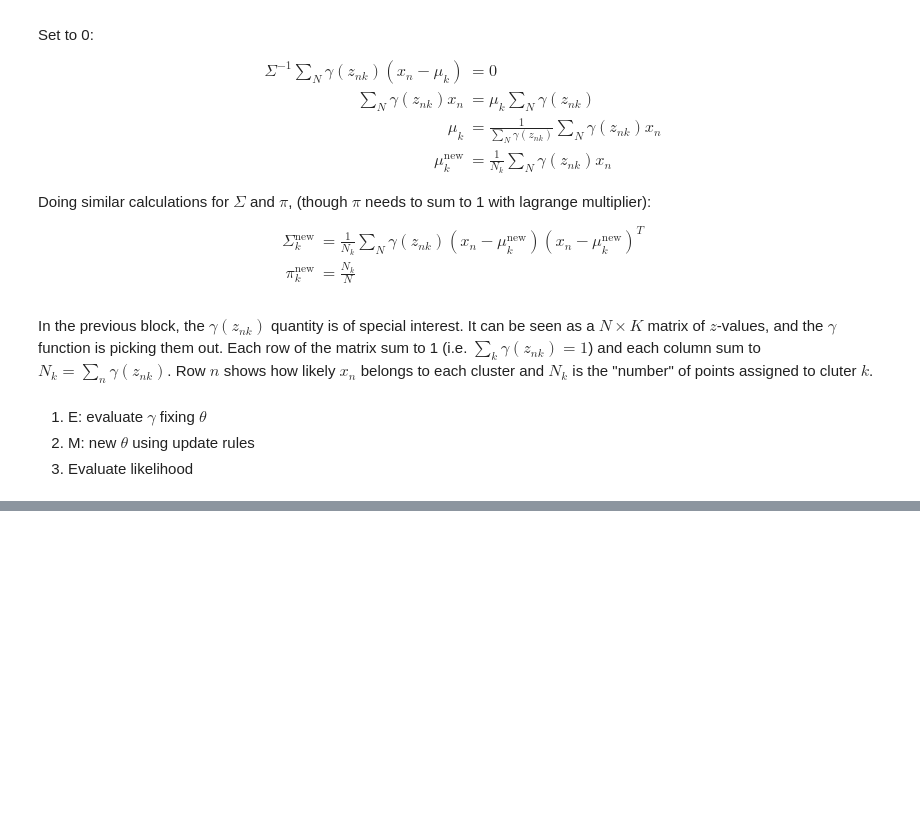
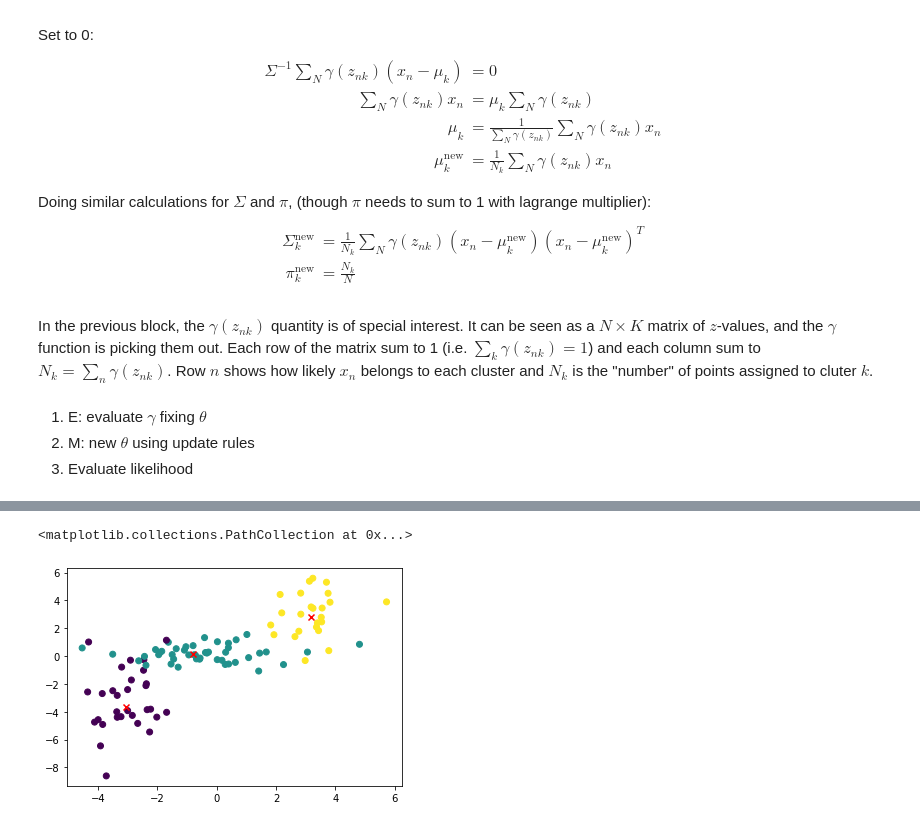
Before and after one commit to GavinPHR/bayesian-intro, a Jupyter notebook: EM.ipynb, the cells around one changed output, grey strips where cells are left out. Drawn from its saved outputs; the diff is of its cells as text; code cells hidden in the pictures; blank space fills up the shorter version.

```diff
--- a/EM.ipynb
+++ b/EM.ipynb
@@ -62,0 +191,8 @@ In the previous block, the $\gamma(z_{nk})$ quantity is of special interest. It
+# %%
+plt.scatter(X[:,0], X[:,1], c=c)
+plt.scatter(m0[0], m0[1], c='red', marker='x')
+plt.scatter(m1[0], m1[1], c='red', marker='x')
+plt.scatter(m2[0], m2[1], c='red', marker='x')
+# %% [output]
+<matplotlib.collections.PathCollection at 0x...>
+[figure, added]
```
Also changed, not shown: parts of 15 cells of this notebook.
